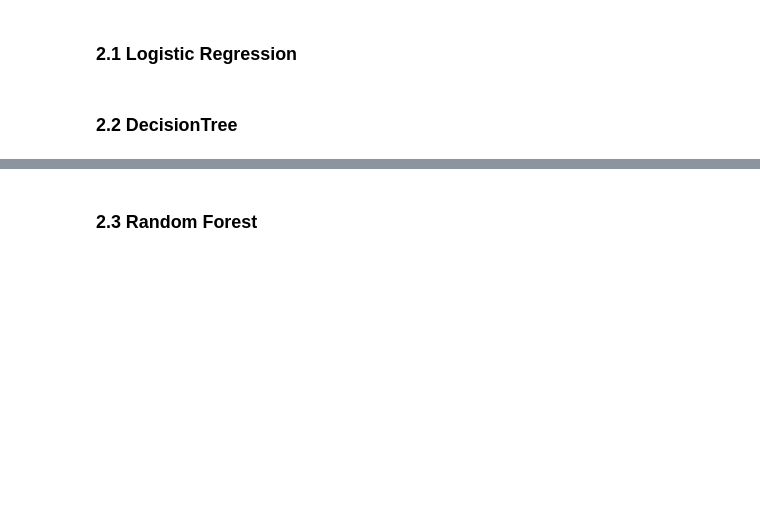
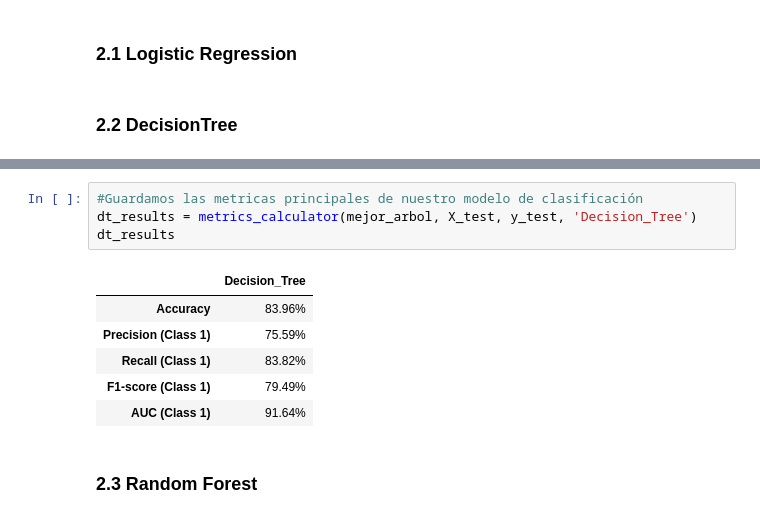
Before and after one commit to claudiberenguer/modulo5eval_ii, a Jupyter notebook: notebooks/exploracion/evaluacion_manuel.ipynb, the cells around one changed output, grey strips where cells are left out. Saved outputs shown, nothing was run; the diff lists cells and outputs as text; blank space fills up the shorter version.

```diff
--- a/notebooks/exploracion/evaluacion_manuel.ipynb
+++ b/notebooks/exploracion/evaluacion_manuel.ipynb
@@ -515,3 +684,14 @@ def loader(dataset_csv_filename:str, OHE:bool) -> (pd.core.frame.DataFrame, pd.c
+# %%
+#Guardamos las metricas principales de nuestro modelo de clasificación
+dt_results = metrics_calculator(mejor_arbol, X_test, y_test, 'Decision_Tree')
+dt_results
+# %% [output]
+|  | Decision_Tree |
+| Accuracy | 83.96% |
+| Precision (Class 1) | 75.59% |
+| Recall (Class 1) | 83.82% |
+| F1-score (Class 1) | 79.49% |
+| AUC (Class 1) | 91.64% |
 # %% [markdown]
 ### 2.3 Random Forest
 # %% [markdown]
```
Also changed, not shown: parts of 16 cells of this notebook.
